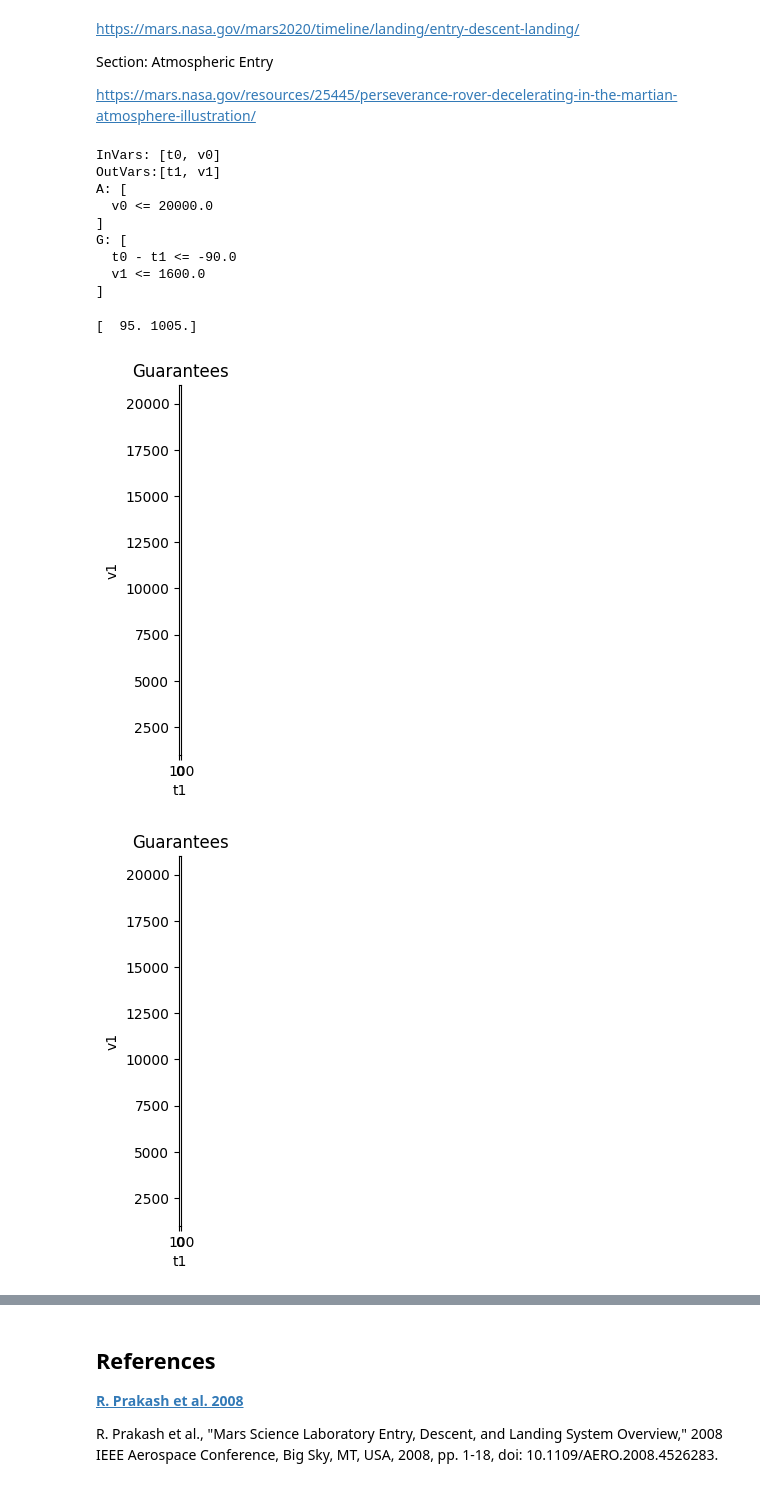
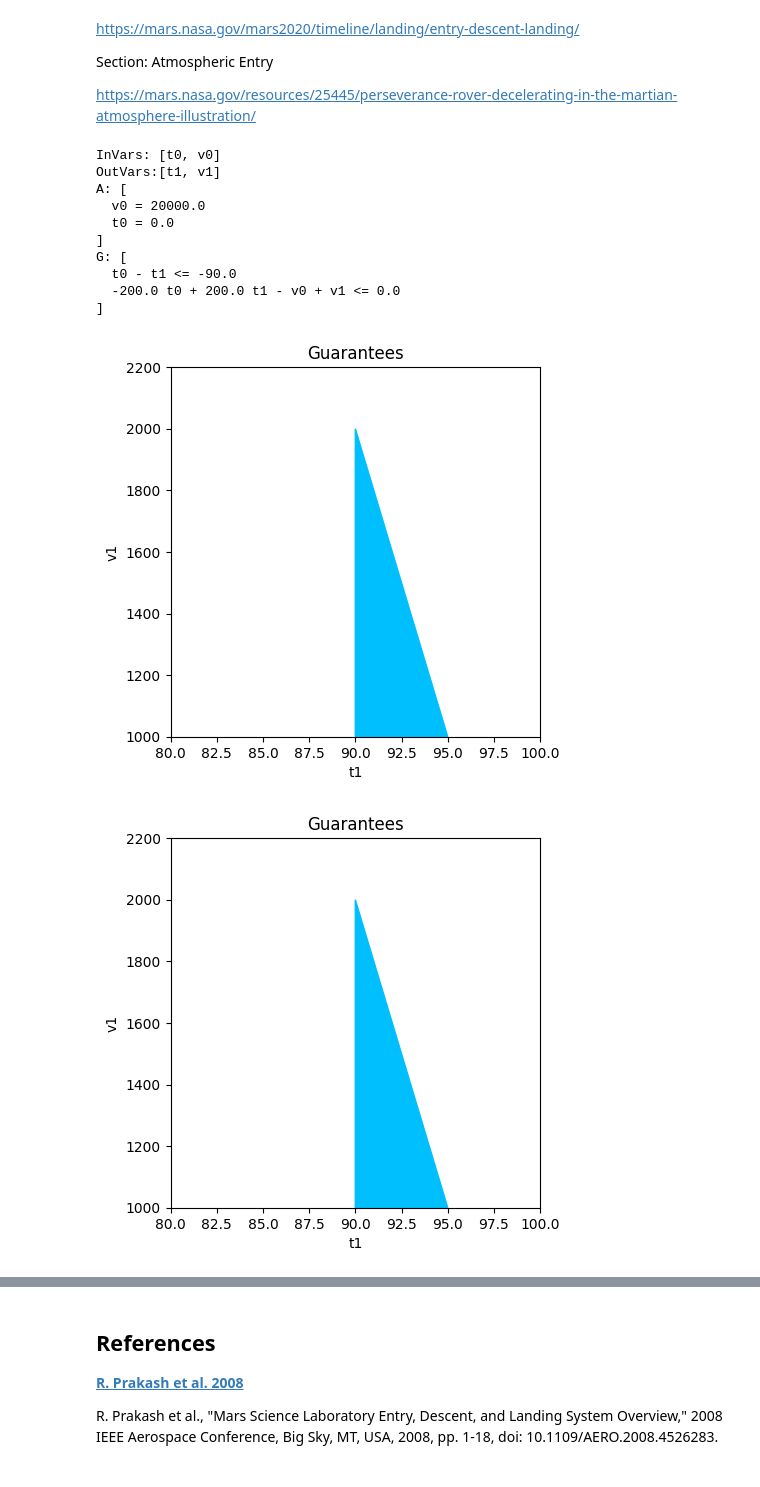
Before and after one commit to pacti-org/pacti, a Jupyter notebook: case_studies/mars_entry_descent_landing/mars_edl.ipynb, the cells around one changed output, grey strips where cells are left out. Drawn from its saved outputs; the diff is of its cells as text; code cells hidden in the pictures.

```diff
--- a/case_studies/mars_entry_descent_landing/mars_edl.ipynb
+++ b/case_studies/mars_entry_descent_landing/mars_edl.ipynb
@@ -58,6 +14,9 @@ Section: Atmospheric Entry
 
 https://mars.nasa.gov/resources/25445/perseverance-rover-decelerating-in-the-martian-atmosphere-illustration/
 # %%
+# The rate of deacceleration during atmospheric entry.
+min_deacceleration = 200.0
+
 AtmosphericEntry = PolyhedralContract.from_string(
     InputVars=[
       "t0",           # entry time
@@ -70,14 +29,19 @@ AtmosphericEntry = PolyhedralContract.from_string(
     assumptions=[
 
       # EDL begings when S/C travels at about 20,000 kph
-      "v0 <= 20000"
+      "v0 = 20000",
+
+      "t0 = 0"
     ],
     guarantees=[
       # Entry ends 90 seconds after start
       "t0 - t1 <= -90",
 
-      # Exit exit velocity is below 1,600 kph
-      "v1 <= 1600"
+      # "v1 <= v0 - (t1 - t0)*min_deacceleration"
+      f"v1 - v0 + {min_deacceleration} t1 - {min_deacceleration} t0 <= 0"
+
+      # If the above is replaced with this, we get: ValueError: Assumptions are unfeasible
+      # f"v0 - v1 + {min_deacceleration} t1 - {min_deacceleration} t0 <= 0"
     ])
 
 print(AtmosphericEntry)
@@ -85,28 +49,28 @@ print(AtmosphericEntry)
 InVars: [t0, v0]
 OutVars:[t1, v1]
 A: [
-  v0 <= 20000.0
+  v0 = 20000.0
+  t0 = 0.0
 ]
 G: [
   t0 - t1 <= -90.0
-  v1 <= 1600.0
+  -200.0 t0 + 200.0 t1 - v0 + v1 <= 0.0
 ]
 # %%
 plot_guarantees(
     contract=AtmosphericEntry,
     x_var=Var("t1"),
     y_var=Var("v1"),
     var_values={
         Var("t0"):0,
         Var("v0"):20000.0
     },
-    x_lims=(-10,100),
-    y_lims=(1000, 21000)
+    x_lims=(80,100),
+    y_lims=(1000, 2200)
 )
 # %% [output]
-[  95. 1005.]
-[figure, old version]
+[figure, new version]
-[figure, old version]
+[figure, new version]
 # %%
 print(AtmosphericEntry)
 # %% [output]
```
Also changed, not shown: parts of 3 cells of this notebook, 1 other file.
